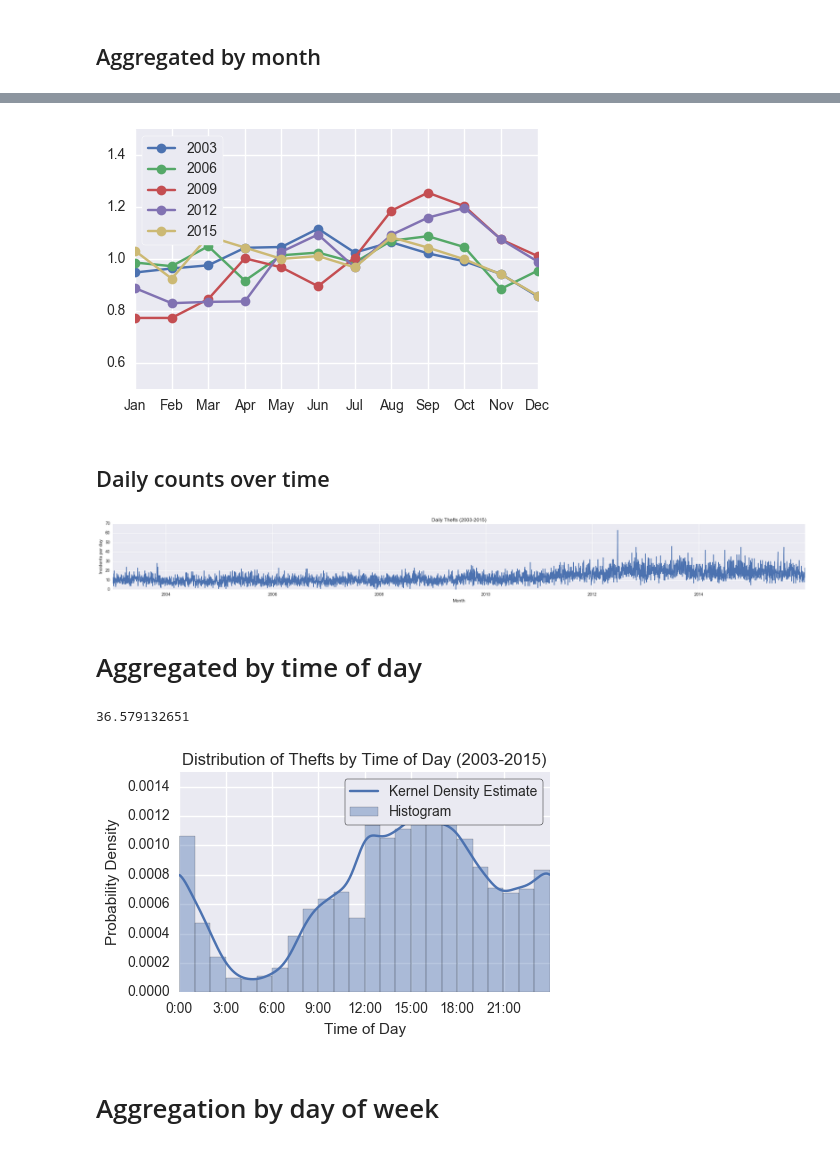
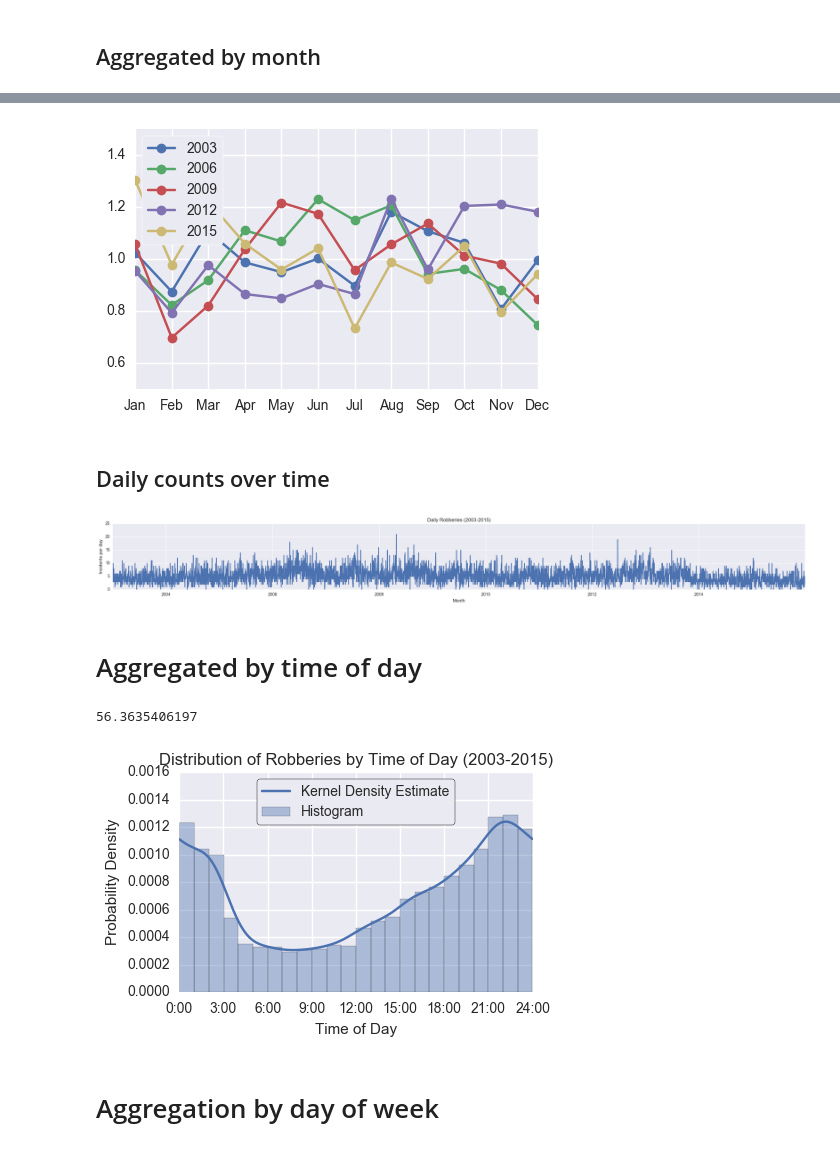
Before and after one commit to jayqi/sf-walk-safety, a Jupyter notebook: ipynbs/Crime Histograms and KDEs.ipynb, the cells around one changed output, grey strips where cells are left out. Saved outputs shown, nothing was run; the diff lists cells and outputs as text; code cells hidden in the pictures.

```diff
--- a/ipynbs/Crime Histograms and KDEs.ipynb
+++ b/ipynbs/Crime Histograms and KDEs.ipynb
@@ -27,8 +27,8 @@ mpl.rcParams['legend.fancybox'] = True
 # %% [markdown]
 # Read data
 # %%
-dataset = 'thefts'
-#dataset = 'robberies'
+#dataset = 'thefts'
+dataset = 'robberies'
 
 if dataset == 'thefts':
     fulldf = pd.read_pickle('../data/theft-street.p')
@@ -235,7 +249,7 @@ plt.xticks(range(1,13,1), months)
 plt.tight_layout()
 pass
 # %% [output]
-[figure, old version]
+[figure, new version]
 # %% [markdown]
 ## Daily counts over time
 # %%
@@ -247,7 +261,7 @@ plt.title('Daily %s (2003-2015)' % uppercase)
 plt.tight_layout()
 pass
 # %% [output]
-[figure, old version]
+[figure, new version]
 # %% [markdown]
 # Aggregated by time of day
 # %%
@@ -293,33 +307,36 @@ print timekde.bandwidth
 #plt.scatter(timegrid, timekde.pdf(timegrid))
 #plt.axis([0, 1440, 0, 0.002])
 # %% [output]
-36.579132651
+56.3635406197
 # %%
 hours = ['0:00','3:00','6:00','9:00','12:00','15:00','18:00','21:00','24:00']
 #plt.hist(df.time.apply(time2num),bins=24,normed=True,alpha=0.5)
 sns.distplot(df.time.apply(time2num),kde = False,norm_hist=True,bins=24)
 
 timegrid = np.arange(1,1440,1)
 plt.plot(timegrid,timekde.pdf(timegrid),'-',color=sns.color_palette()[0])
 
-plt.axis([0,1440,0,0.0015])
-plt.xticks(range(0,1440,180), hours)
+if dataset == 'thefts':
+    plt.axis([0,1440,0,0.0016])
+elif dataset == 'robberies':
+    plt.axis([0,1440,0,0.0016])
+plt.xticks(range(0,1441,180), hours)
 
 plt.xlabel('Time of Day')
 plt.ylabel('Probability Density')
 plt.title('Distribution of %s by Time of Day (2003-2015)' % uppercase)
 if dataset == 'thefts':
-    legloc = 'upper right'
+    legloc = 'upper left'
 elif dataset == 'robberies':
-    legloc = 'lower right'
+    legloc = 'best'
 leg = plt.legend(['Kernel Density Estimate','Histogram'],loc=legloc)
 frame = leg.get_frame()
 frame.set_edgecolor('black')
 plt.tight_layout()
 plt.savefig('plots/%s-timeofdaydistribution.png' % lowercase)
 pass
 # %% [output]
-[figure, old version]
+[figure, new version]
 # %% [markdown]
 # Aggregation by day of week
 # %%
```
Also changed, not shown: parts of 19 cells of this notebook.
